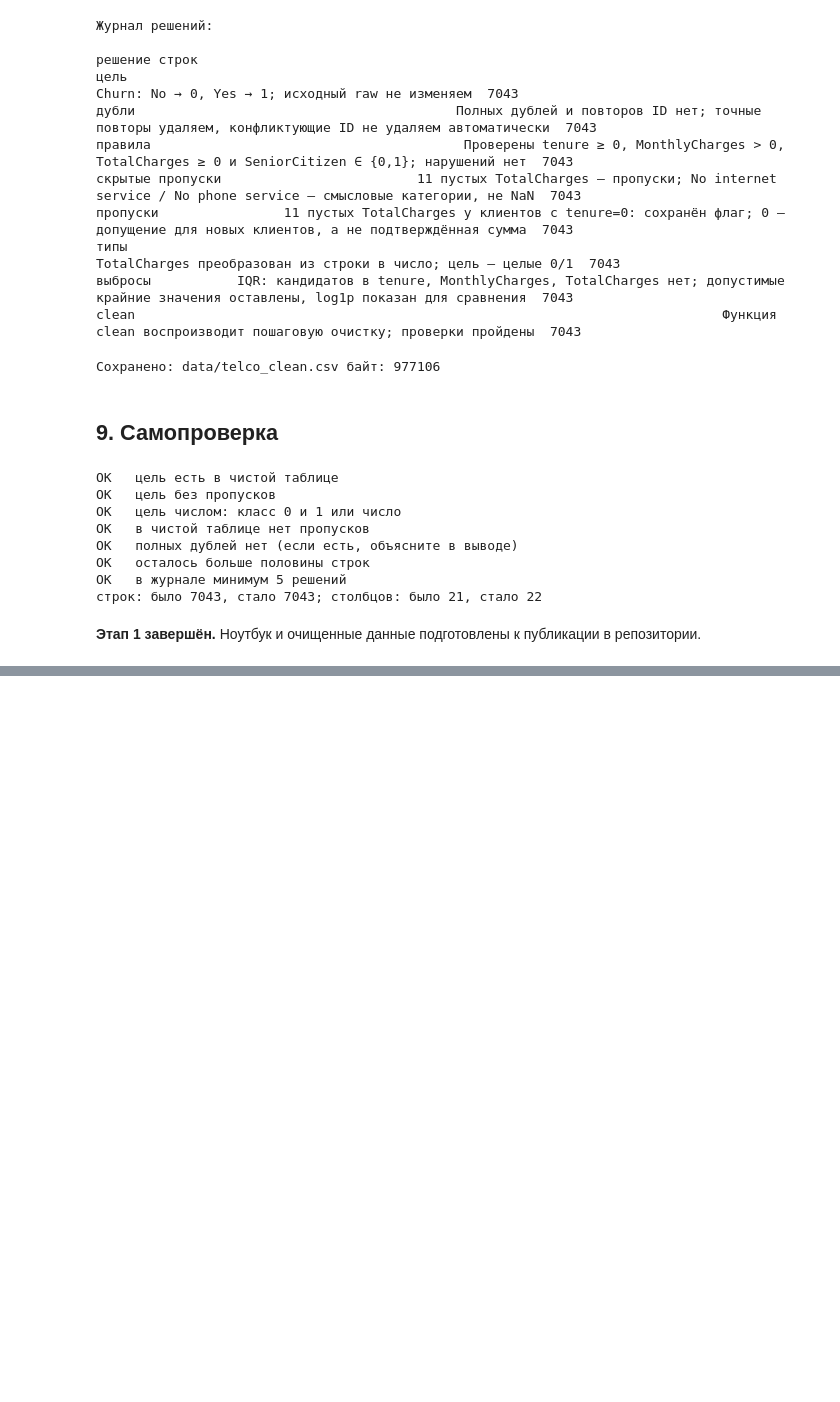
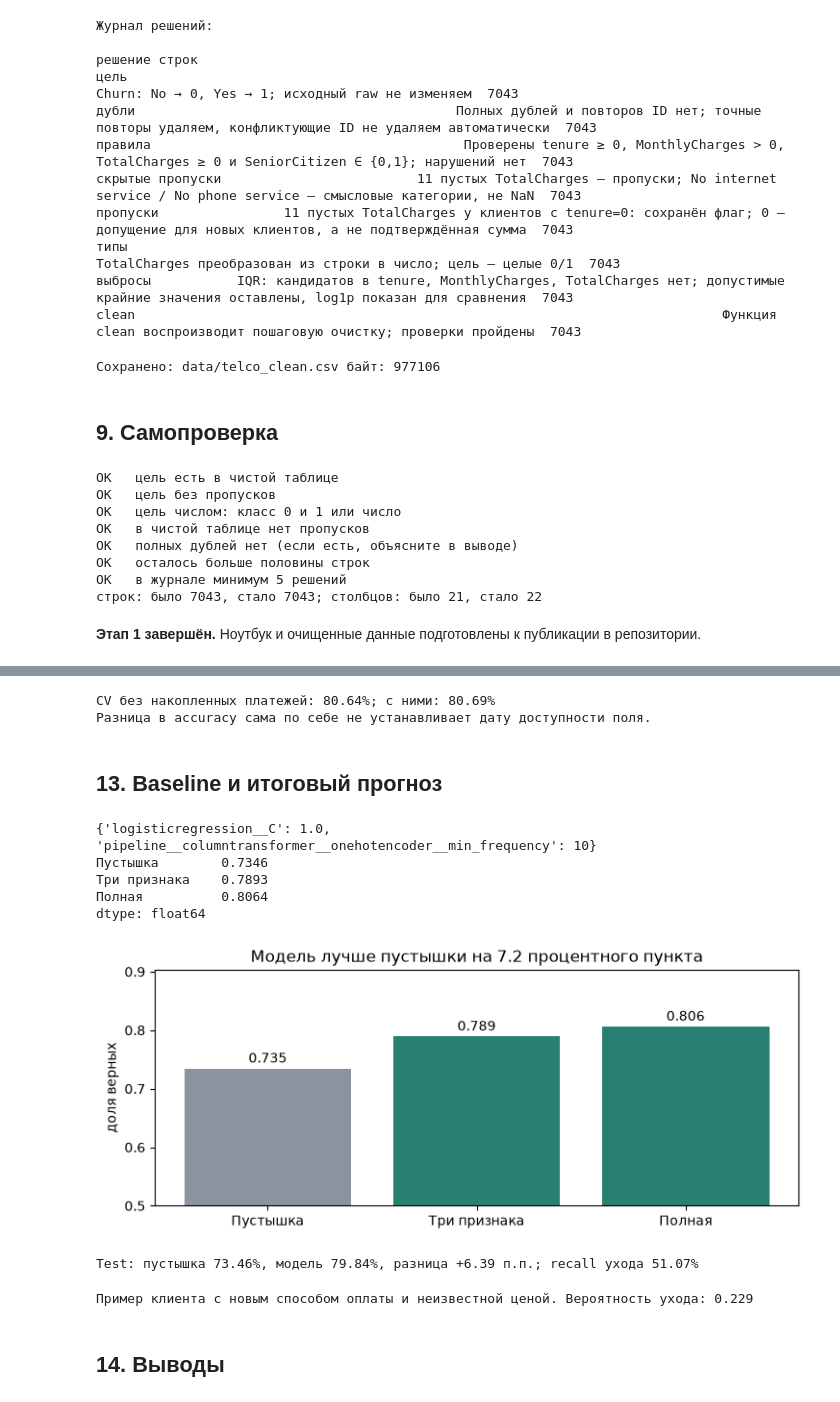
Before and after one commit to boombacha/midterm-telco, a Jupyter notebook: project.ipynb, the cells around one changed output, grey strips where cells are left out. Saved outputs shown, nothing was run; the diff lists cells and outputs as text; code cells hidden in the pictures; blank space fills up the shorter version.

```diff
--- a/project.ipynb
+++ b/project.ipynb
@@ -617,0 +734,19 @@ OK   в журнале минимум 5 решений
+# %%
+from sklearn.model_selection import GridSearchCV
+from sklearn.metrics import recall_score
+leaks = ["Churn", "customerID", "TotalCharges", "TotalCharges_missing"]
+X, y = clean_df.drop(columns=leaks), clean_df[TARGET]
+X_train, X_test, y_train, y_test = train_test_split(
+    X, y, test_size=0.2, random_state=42, stratify=y)
+nums = ["tenure", "MonthlyCharges", "extra_count"]
+flags = ["SeniorCitizen", "new_customer", "automatic_payment"]
+cats = X_train.select_dtypes(exclude="number").columns.tolist()
+def full_model(freq, extra_nums=()):
+    prep = make_prep(nums + list(extra_nums), cats, flags, add_features, min_frequency=freq)
+    return make_model(prep, y_train)
+prep = make_prep(nums, cats, flags, add_features, min_frequency=10)
+Z = prep.fit_transform(X_train, y_train)
+assert np.issubdtype(Z.dtype, np.number) and np.isfinite(Z).all()
+print("Train / test:", len(X_train), len(X_test))
+print("Уровни категорий на train:", X_train[cats].nunique().to_dict())
+print("При пороге 10:", Z.shape[1], "числовых признаков, пропусков:", np.isnan(Z).sum())
@@ -617,0 +770,56 @@ OK   в журнале минимум 5 решений
+# %%
+suspects = ["TotalCharges", "TotalCharges_missing"]
+audit_X = X_train.join(clean_df[suspects])
+honest = cv_score(full_model(10), X_train, y_train)
+suspect_score = cv_score(full_model(10, suspects), audit_X, y_train)
+print(f"CV без накопленных платежей: {honest:.2%}; с ними: {suspect_score:.2%}")
+print("Разница в accuracy сама по себе не устанавливает дату доступности поля.")
+# %% [output]
+CV без накопленных платежей: 80.64%; с ними: 80.69%
+Разница в accuracy сама по себе не устанавливает дату доступности поля.
+# %% [markdown]
+## 13. Baseline и итоговый прогноз
+# %%
+simple = make_model(make_prep(["tenure", "MonthlyCharges"], ["Contract"]), y_train)
+search = GridSearchCV(full_model(10), {
+    "pipeline__columntransformer__onehotencoder__min_frequency": [10, 0.1],
+    "logisticregression__C": [0.1, 1.0]}, cv=5, scoring="accuracy", error_score="raise")
+search.fit(X_train, y_train)
+final_model = search.best_estimator_
+dummy = make_dummy(y_train).fit(X_train, y_train)
+ladder = pd.Series({"Пустышка": cv_score(dummy, X_train, y_train),
+                    "Три признака": cv_score(simple, X_train, y_train),
+                    "Полная": search.best_score_})
+print(search.best_params_)
+print(ladder.round(4))
+ladder_plot(ladder, y_train, "figures/baseline.png")
+# %% [output]
+{'logisticregression__C': 1.0, 'pipeline__columntransformer__onehotencoder__min_frequency': 10}
+Пустышка        0.7346
+Три признака    0.7893
+Полная          0.8064
+dtype: float64
+[figure, added]
+# %%
+pred = final_model.predict(X_test)
+acc = accuracy_score(y_test, pred)
+base = test_score(dummy, X_test, y_test)
+rec = recall_score(y_test, pred)
+gain = 100 * (acc - base)
+print(f"Test: пустышка {base:.2%}, модель {acc:.2%}, разница {gain:+.2f} п.п.; recall ухода {rec:.2%}")
+# %% [output]
+Test: пустышка 73.46%, модель 79.84%, разница +6.39 п.п.; recall ухода 51.07%
+# %%
+Path("model").mkdir(exist_ok=True)
+joblib.dump(final_model, "model/telco.joblib")
+loaded = joblib.load("model/telco.joblib")
+example = X_train.iloc[[0]].copy()
+example["PaymentMethod"] = "New payment method"
+example["MonthlyCharges"] = np.nan
+assert np.allclose(loaded.predict_proba(example), final_model.predict_proba(example))
+print("Пример клиента с новым способом оплаты и неизвестной ценой. Вероятность ухода:",
+      round(loaded.predict_proba(example)[0, 1], 3))
+# %% [output]
+Пример клиента с новым способом оплаты и неизвестной ценой. Вероятность ухода: 0.229
+# %% [markdown]
+## 14. Выводы
```
Also changed, not shown: parts of 26 cells of this notebook, 5 other files.
